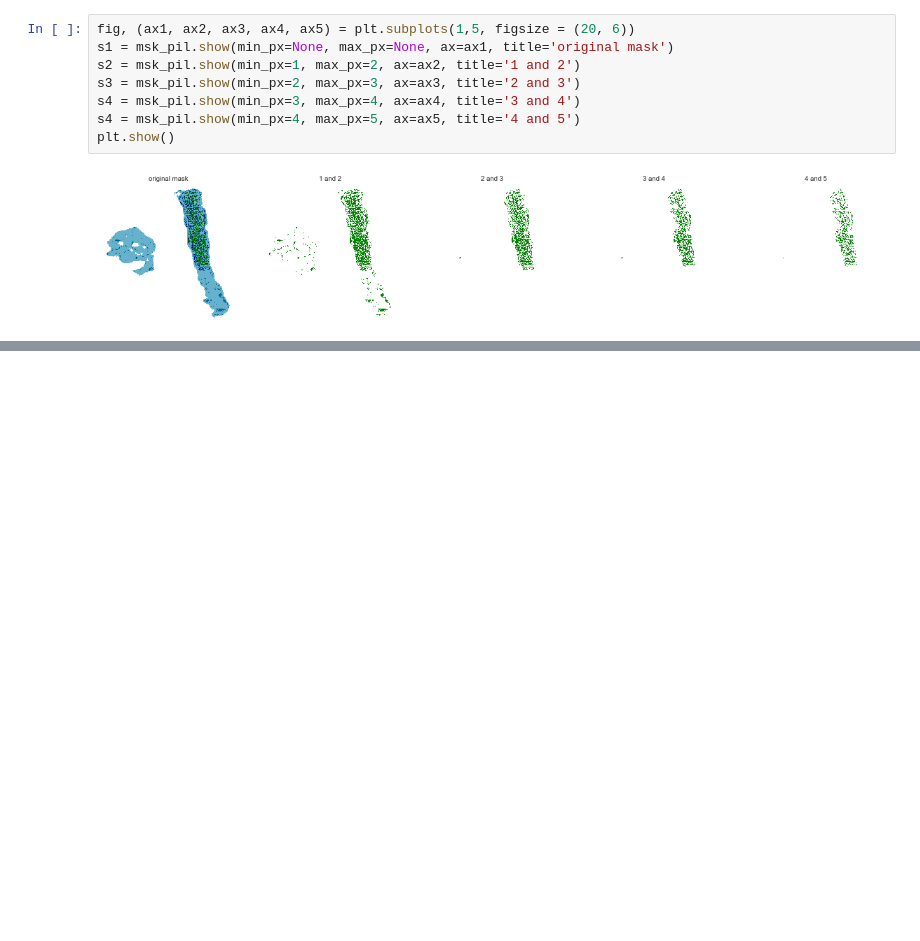
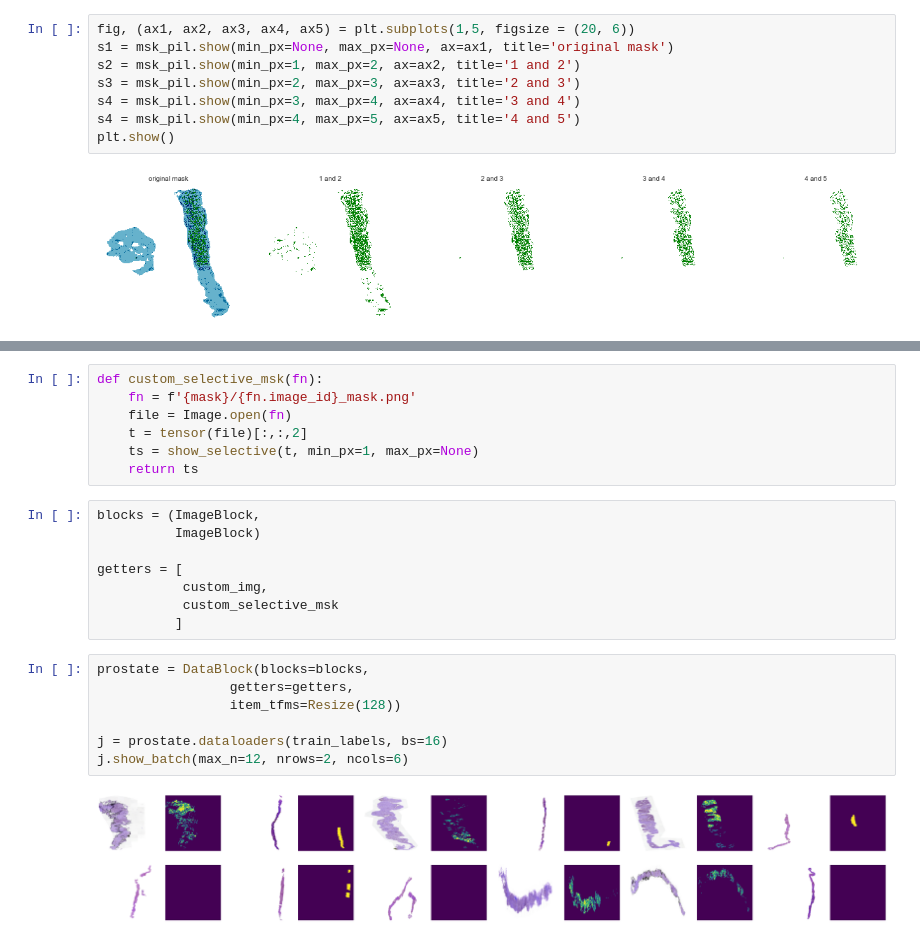
Before and after one commit to asvcode/MedicalImaging, a Jupyter notebook: _notebooks/2020-06-25-Selective-Mask.ipynb, the cells around one changed output, grey strips where cells are left out. Saved outputs shown, nothing was run; the diff lists cells and outputs as text; blank space fills up the shorter version.

```diff
--- a/_notebooks/2020-06-25-Selective-Mask.ipynb
+++ b/_notebooks/2020-06-25-Selective-Mask.ipynb
@@ -203,0 +296,24 @@ plt.show()
+# %%
+def custom_selective_msk(fn):
+    fn = f'{mask}/{fn.image_id}_mask.png'
+    file = Image.open(fn)
+    t = tensor(file)[:,:,2]
+    ts = show_selective(t, min_px=1, max_px=None)
+    return ts
+# %%
+blocks = (ImageBlock,
+          ImageBlock)
+
+getters = [
+           custom_img,
+           custom_selective_msk
+          ]
+# %%
+prostate = DataBlock(blocks=blocks,
+                 getters=getters,
+                 item_tfms=Resize(128))
+
+j = prostate.dataloaders(train_labels, bs=16)
+j.show_batch(max_n=12, nrows=2, ncols=6)
+# %% [output]
+[figure, added]
```
Also changed, not shown: parts of 26 cells of this notebook.
